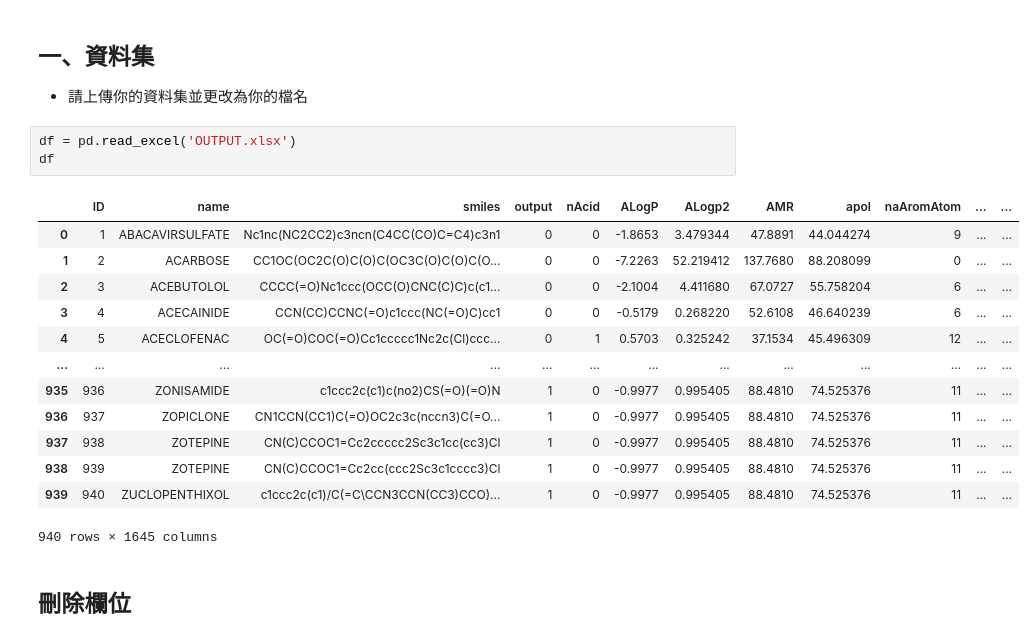
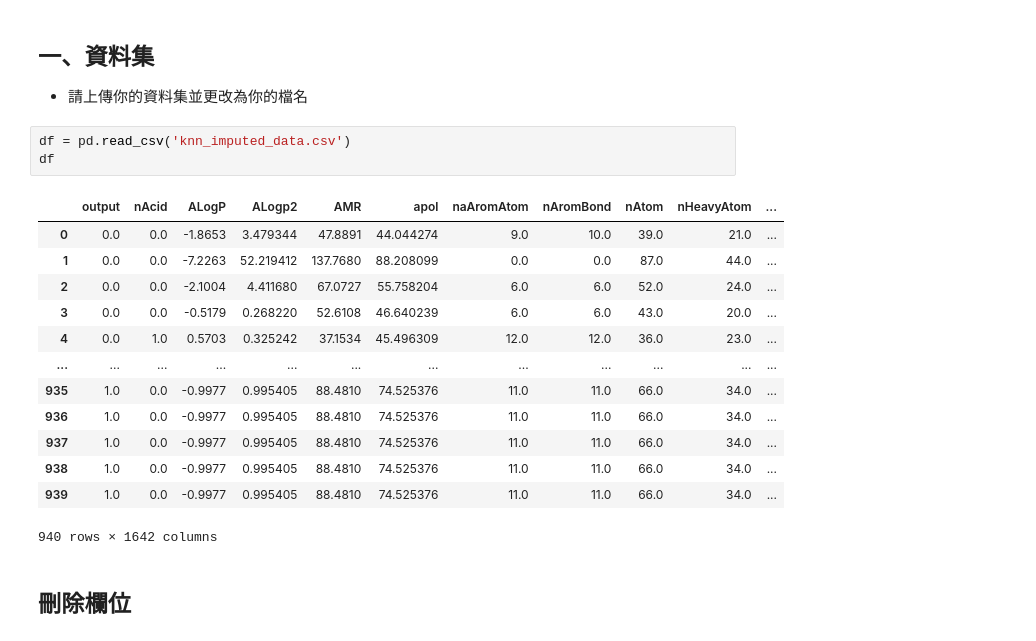
Before and after one commit to Abathur0u0/VirtualScreening_github, a Jupyter notebook: Day2_特徵工程.ipynb, the cells around one changed output. Drawn from its saved outputs; the diff is of its cells as text.

Commit message:
finish: imputation (knn) and feature selection, add imputed data

```diff
--- a/Day2_特徵工程.ipynb
+++ b/Day2_特徵工程.ipynb
@@ -14,22 +14,22 @@ from sklearn.decomposition import PCA
 ## 一、資料集
 * 請上傳你的資料集並更改為你的檔名
 # %%
-df = pd.read_excel('OUTPUT.xlsx')
+df = pd.read_csv('knn_imputed_data.csv')
 df
 # %% [output]
-|  | ID | name | smiles | output | nAcid | ALogP | ALogp2 | AMR | apol | naAromAtom | ... | ... |
-| 0 | 1 | ABACAVIRSULFATE | Nc1nc(NC2CC2)c3ncn(C4CC(CO)C=C4)c3n1 | 0 | 0 | -1.8653 | 3.479344 | 47.8891 | 44.044274 | 9 | ... | ... |
-| 1 | 2 | ACARBOSE | CC1OC(OC2C(O)C(O)C(OC3C(O)C(O)C(O... | 0 | 0 | -7.2263 | 52.219412 | 137.7680 | 88.208099 | 0 | ... | ... |
-| 2 | 3 | ACEBUTOLOL | CCCC(=O)Nc1ccc(OCC(O)CNC(C)C)c(c1... | 0 | 0 | -2.1004 | 4.411680 | 67.0727 | 55.758204 | 6 | ... | ... |
-| 3 | 4 | ACECAINIDE | CCN(CC)CCNC(=O)c1ccc(NC(=O)C)cc1 | 0 | 0 | -0.5179 | 0.268220 | 52.6108 | 46.640239 | 6 | ... | ... |
-| 4 | 5 | ACECLOFENAC | OC(=O)COC(=O)Cc1ccccc1Nc2c(Cl)ccc... | 0 | 1 | 0.5703 | 0.325242 | 37.1534 | 45.496309 | 12 | ... | ... |
-| ... | ... | ... | ... | ... | ... | ... | ... | ... | ... | ... | ... | ... |
-| 935 | 936 | ZONISAMIDE | c1ccc2c(c1)c(no2)CS(=O)(=O)N | 1 | 0 | -0.9977 | 0.995405 | 88.4810 | 74.525376 | 11 | ... | ... |
-| 936 | 937 | ZOPICLONE | CN1CCN(CC1)C(=O)OC2c3c(nccn3)C(=O... | 1 | 0 | -0.9977 | 0.995405 | 88.4810 | 74.525376 | 11 | ... | ... |
-| 937 | 938 | ZOTEPINE | CN(C)CCOC1=Cc2ccccc2Sc3c1cc(cc3)Cl | 1 | 0 | -0.9977 | 0.995405 | 88.4810 | 74.525376 | 11 | ... | ... |
-| 938 | 939 | ZOTEPINE | CN(C)CCOC1=Cc2cc(ccc2Sc3c1cccc3)Cl | 1 | 0 | -0.9977 | 0.995405 | 88.4810 | 74.525376 | 11 | ... | ... |
-| 939 | 940 | ZUCLOPENTHIXOL | c1ccc2c(c1)/C(=C\CCN3CCN(CC3)CCO)... | 1 | 0 | -0.9977 | 0.995405 | 88.4810 | 74.525376 | 11 | ... | ... |
+|  | output | nAcid | ALogP | ALogp2 | AMR | apol | naAromAtom | nAromBond | nAtom | nHeavyAtom | ... |
+| 0 | 0.0 | 0.0 | -1.8653 | 3.479344 | 47.8891 | 44.044274 | 9.0 | 10.0 | 39.0 | 21.0 | ... |
+| 1 | 0.0 | 0.0 | -7.2263 | 52.219412 | 137.7680 | 88.208099 | 0.0 | 0.0 | 87.0 | 44.0 | ... |
+| 2 | 0.0 | 0.0 | -2.1004 | 4.411680 | 67.0727 | 55.758204 | 6.0 | 6.0 | 52.0 | 24.0 | ... |
+| 3 | 0.0 | 0.0 | -0.5179 | 0.268220 | 52.6108 | 46.640239 | 6.0 | 6.0 | 43.0 | 20.0 | ... |
+| 4 | 0.0 | 1.0 | 0.5703 | 0.325242 | 37.1534 | 45.496309 | 12.0 | 12.0 | 36.0 | 23.0 | ... |
+| ... | ... | ... | ... | ... | ... | ... | ... | ... | ... | ... | ... |
+| 935 | 1.0 | 0.0 | -0.9977 | 0.995405 | 88.4810 | 74.525376 | 11.0 | 11.0 | 66.0 | 34.0 | ... |
+| 936 | 1.0 | 0.0 | -0.9977 | 0.995405 | 88.4810 | 74.525376 | 11.0 | 11.0 | 66.0 | 34.0 | ... |
+| 937 | 1.0 | 0.0 | -0.9977 | 0.995405 | 88.4810 | 74.525376 | 11.0 | 11.0 | 66.0 | 34.0 | ... |
+| 938 | 1.0 | 0.0 | -0.9977 | 0.995405 | 88.4810 | 74.525376 | 11.0 | 11.0 | 66.0 | 34.0 | ... |
+| 939 | 1.0 | 0.0 | -0.9977 | 0.995405 | 88.4810 | 74.525376 | 11.0 | 11.0 | 66.0 | 34.0 | ... |
-940 rows × 1645 columns
+940 rows × 1642 columns
 # %% [markdown]
 ## 刪除欄位
 # %%
```
Also changed, not shown: parts of 16 cells of this notebook, 2 other files.
